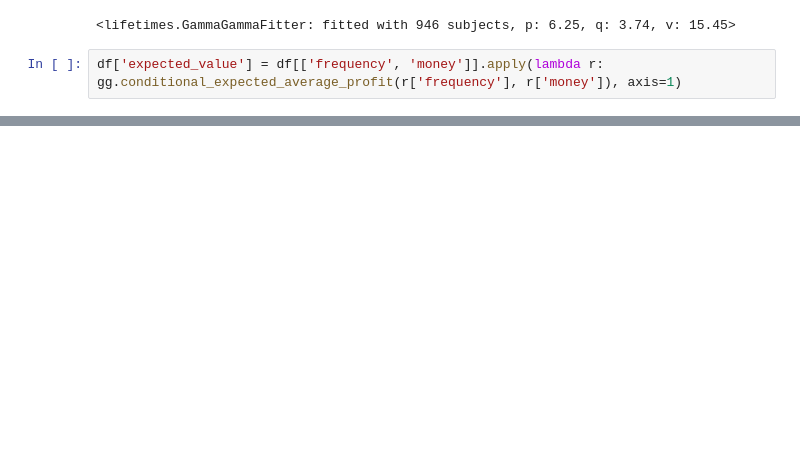
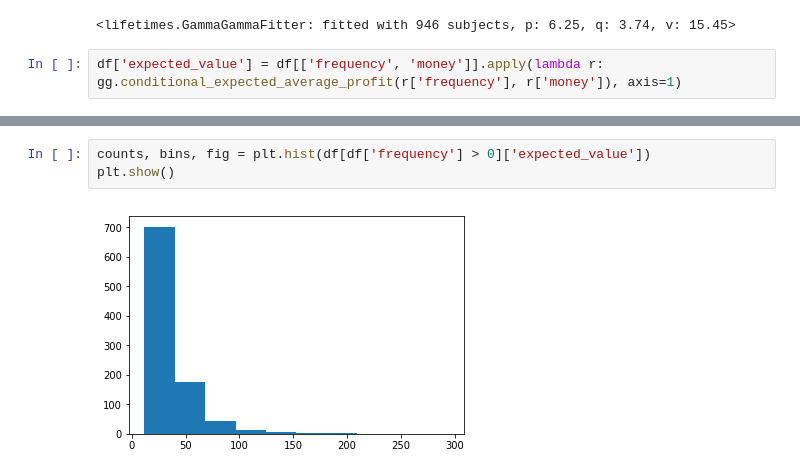
Before and after one commit to JustinNew/archive, a Jupyter notebook: projects/CLV/BGCLV.ipynb, the cells around one changed output, grey strips where cells are left out. Cells and saved outputs as stored; diff of their text form; blank space fills up the shorter version.

```diff
--- a/projects/CLV/BGCLV.ipynb
+++ b/projects/CLV/BGCLV.ipynb
@@ -80,0 +93,5 @@ df.head(5)
+# %%
+counts, bins, fig = plt.hist(df[df['frequency'] > 0]['expected_value'])
+plt.show()
+# %% [output]
+[figure, added]
```
Also changed, not shown: parts of 5 cells of this notebook.
